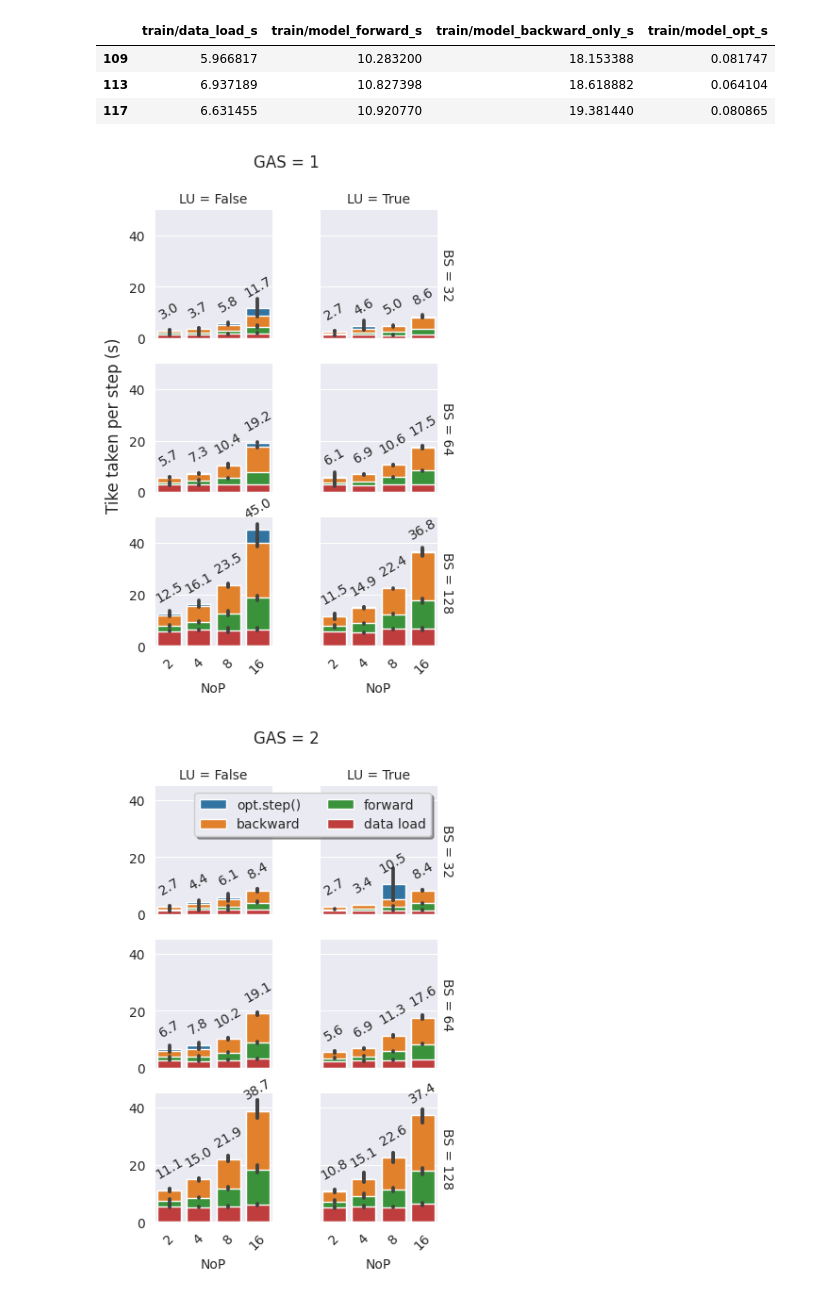
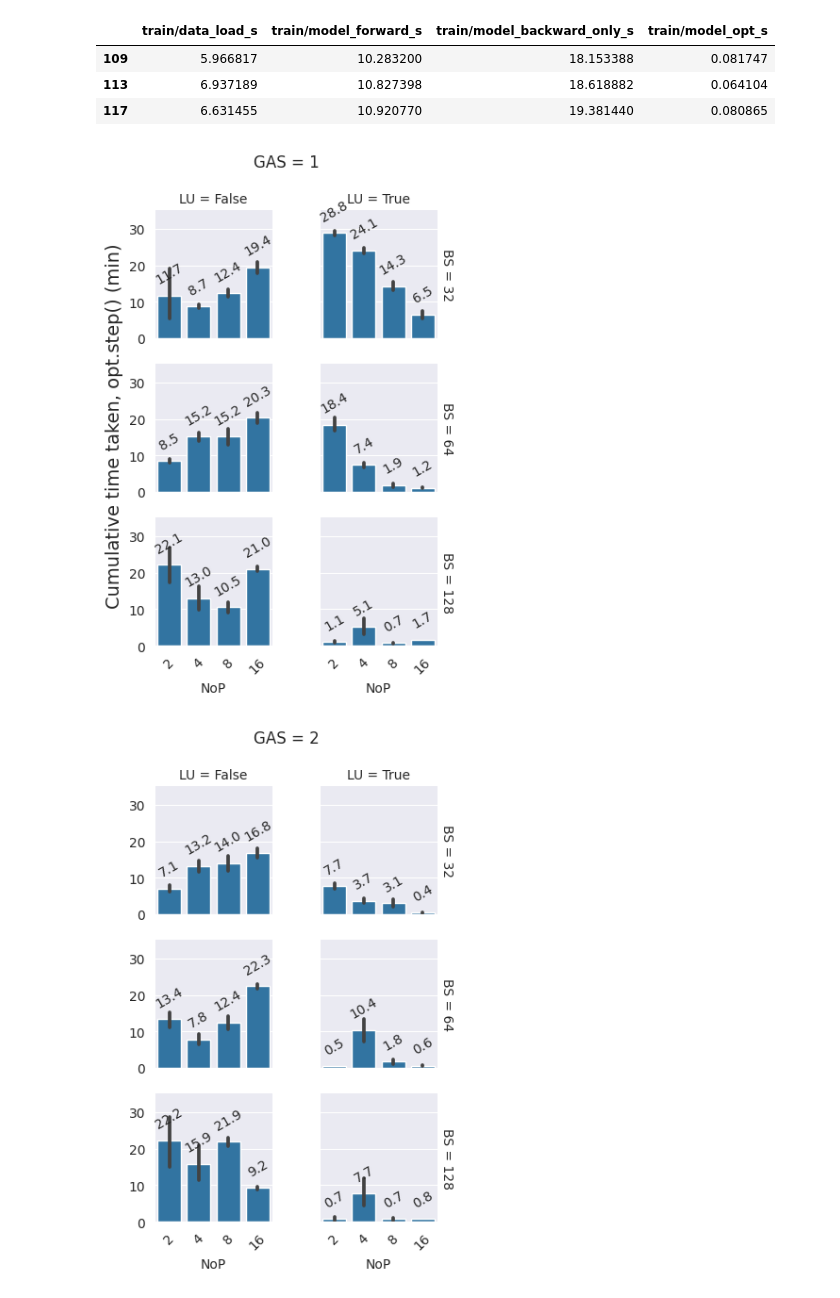
Before and after one commit to IAL32/TUMThesis, a Jupyter notebook: viz/chapter_06/scale-nop.ipynb, the cells around one changed output. Saved outputs shown, nothing was run; the diff lists cells and outputs as text; code cells hidden in the pictures.

```diff
--- a/viz/chapter_06/scale-nop.ipynb
+++ b/viz/chapter_06/scale-nop.ipynb
@@ -162,64 +162,54 @@ import itertools
 import pandas as pd
 import matplotlib.pyplot as plt
 
-group_by = ["number_of_nodes", "batch_size_per_step", "optimizer_params.lr", "gradient_accumulation_steps", "use_local_updates"]
-ascending = [True, False, True, True, True]
-describe_cols = ["train/data_load_s", "train/model_forward_s", "train/model_backward_only_s", "train/model_opt_s"]
+group_by_1 = ["number_of_nodes", "batch_size_per_step", "gradient_accumulation_steps", "use_local_updates", "optimizer_params.lr", "name"]
+ascending = [True, False, True, True, False, False]
 
-summary_data = pd.read_csv(os.path.abspath('') + f"/summary-{filename}", usecols=[*group_by, *describe_cols])
+data_cols = ["train/data_load_s", "train/model_forward_s", "train/model_backward_only_s", "train/model_opt_s"]
 
-summary_data = summary_data.groupby(by=group_by)[describe_cols].describe().reset_index()
+summary_data = pd.read_csv(os.path.abspath('') + f"/{filename}", usecols=[*group_by_1, *data_cols])
 
-summary_data = summary_data.sort_values(group_by, ascending=ascending).reset_index(drop=True)
+summary_data = summary_data.groupby(by=group_by_1)[data_cols].sum().reset_index()
+summary_data = summary_data.sort_values(group_by_1, ascending=ascending).reset_index(drop=True)
+
 
 def stacked_bar(x, color, data, **kwargs):
     palette = itertools.cycle(sns.color_palette("tab10"))
-
-    base_labels = data["number_of_nodes"].unique()
-    data_cumulated_column = data["train/data_load_s"]["mean"]
-    data_labels = "data load"
-    forward_cumulated_column = data_cumulated_column + data["train/model_forward_s"]["mean"]
-    forward_labels = "forward"
-    backward_cumulated_column = forward_cumulated_column + data["train/model_backward_only_s"]["mean"]
-    backward_labels = "backward"
-    opt_cumulated_column = backward_cumulated_column + data["train/model_opt_s"]["mean"]
+    opt_cumulated_column = data["train/model_opt_s"] / 60
     opt_labels = "opt.step()"
 
-    sns.barplot(data, x=x, y=opt_cumulated_column, label=opt_labels, color=next(palette), **kwargs)
-    sns.barplot(data, x=x, y=backward_cumulated_column, label=backward_labels, color=next(palette), **kwargs)
-    sns.barplot(data, x=x, y=forward_cumulated_column, label=forward_labels, color=next(palette), **kwargs)
-    ax = sns.barplot(data, x=x, y=data_cumulated_column, label=data_labels, color=next(palette), **kwargs)
+    ax = sns.barplot(data, x=x, y=opt_cumulated_column, label=opt_labels, color=next(palette), **kwargs)
     for i, container in enumerate(ax.containers):
         if i % 4 == 0:
+            ax.set_ylim(top=35)
             ax.bar_label(container, fmt="%.1f", rotation=30, padding=7)
 
 for gas in [1, 2]:
-    data_gas = summary_data[summary_data["gradient_accumulation_steps"] == gas]
+    data_gas = summary_data[summary_data["gradient_accumulation_steps"] == gas].reset_index()
+
     g1 = sns.FacetGrid(data_gas, col="use_local_updates", row="batch_size_per_step", height=2, margin_titles=True, gridspec_kws={"wspace": 0.4, "hspace": 0.2})
     g1.figure.suptitle(f"GAS = {gas}")
     g1.set_xticklabels(rotation=45)
 
     g2 = g1.map_dataframe(
         stacked_bar,
         x="number_of_nodes",
         dodge=False,
         order=data_gas["number_of_nodes"].unique(),
         linewidth=1,
     )
 
-    g1.set_titles(col_template="LU = {col_name}", row_template="BS = {row_name}")
+    g1.set_titles(row_template="BS = {row_name}", col_template="LU = {col_name}")
     g1.set_xlabels("NoP")
     g1.set_ylabels("")
     g1.figure.subplots_adjust(left=0.15)
     if gas == 1:
-        g1.figure.supylabel("Tike taken per step (s)", fontsize=12)
+        g1.figure.supylabel("Cumulative time taken, opt.step() (min)", fontsize=14)
     if gas == 2:
-        g1.figure.supylabel(" ", fontsize=12)
-        ax = plt.gca()
-        ax.legend(bbox_to_anchor=(1, 3.4), ncol=2, fancybox=True, shadow=True, prop={"size": 10})
+        g1.figure.supylabel(" ", fontsize=14)
     g1.tight_layout()
     g1.figure.savefig(f"../../figures/06_barplot-times_gas-{gas}_{filename.replace('.csv', '.pdf')}", bbox_inches='tight')
     plt.show()
 # %% [output]
-[figure, old version]
+[figure, new version]
-[figure, old version]
+[figure, new version]
```
Also changed, not shown: 22 other files.
